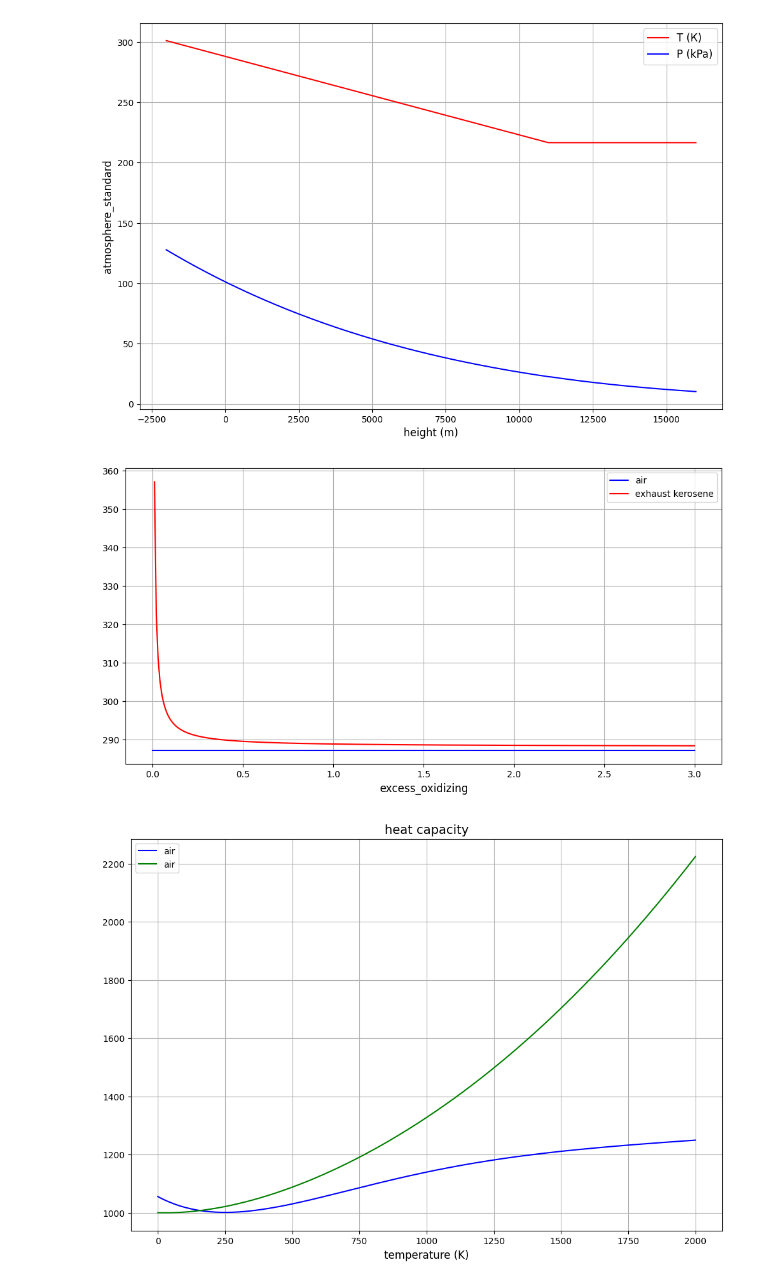
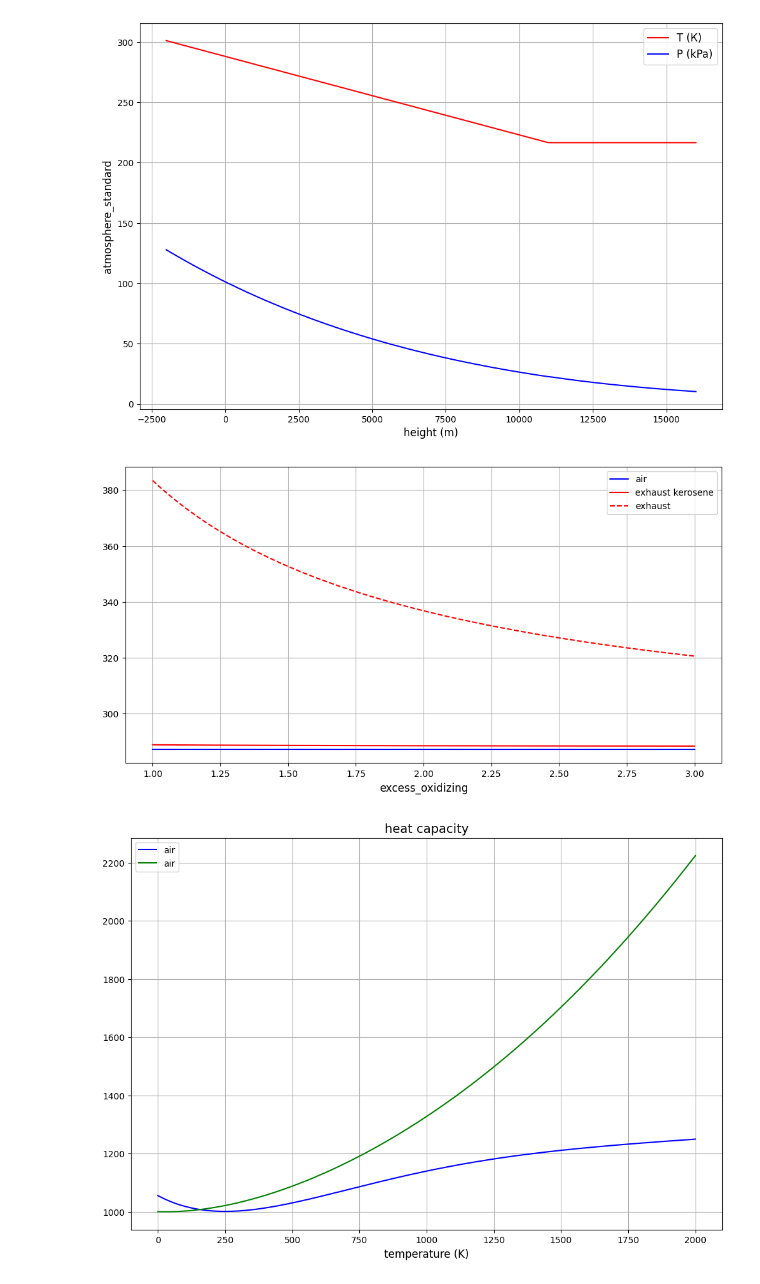
Before and after one commit to ParkhomenkoDV/thermodynamics, a Jupyter notebook: examples/thermodynamics.ipynb, the cells around one changed output. Saved outputs shown, nothing was run; the diff lists cells and outputs as text; code cells hidden in the pictures.

```diff
--- a/examples/thermodynamics.ipynb
+++ b/examples/thermodynamics.ipynb
@@ -62,22 +62,23 @@ plt.show()
 # %% [output]
 [figure]
 # %%
-eo = np.linspace(0, 3, 300)
+eo = np.linspace(1, 3, 300)
 
 plt.figure(figsize=(12, 6))
 plt.xlabel("excess_oxidizing", fontsize=12)
 
 plt.plot(eo, [gas_const("air") for _ in eo], color="blue", label="air")
-plt.plot(eo, [gas_const("H2") for _ in eo], color="green", label="H2")
-plt.plot(eo, [gas_const("CO2") for _ in eo], color="yellow", label="CO2")
+# plt.plot(eo, [gas_const("H2") for _ in eo], color="green", label="H2")
+# plt.plot(eo, [gas_const("CO2") for _ in eo], color="yellow", label="CO2")
 
-plt.plot(eo, [gas_const_exhaust_fuel(eo, "kerosene") for eo in eo], color="red", label="exhaust kerosene")
+plt.plot(eo, [gas_const_exhaust_fuel(eo, "kerosene") for eo in eo], color="red", ls="solid", label="exhaust kerosene")
+plt.plot(eo, [gas_const_exhaust(eo, 14.61, {"H2": 0.85, "O2": 0.15}) for eo in eo], color="red", ls="--", label="exhaust")
 
 plt.legend()
 plt.grid()
 plt.show()
 # %% [output]
-[figure, old version]
+[figure, new version]
 # %%
 temperature = np.linspace(0, 2000, 1000)
 
```
Also changed, not shown: parts of 2 cells of this notebook, 1 other file.
